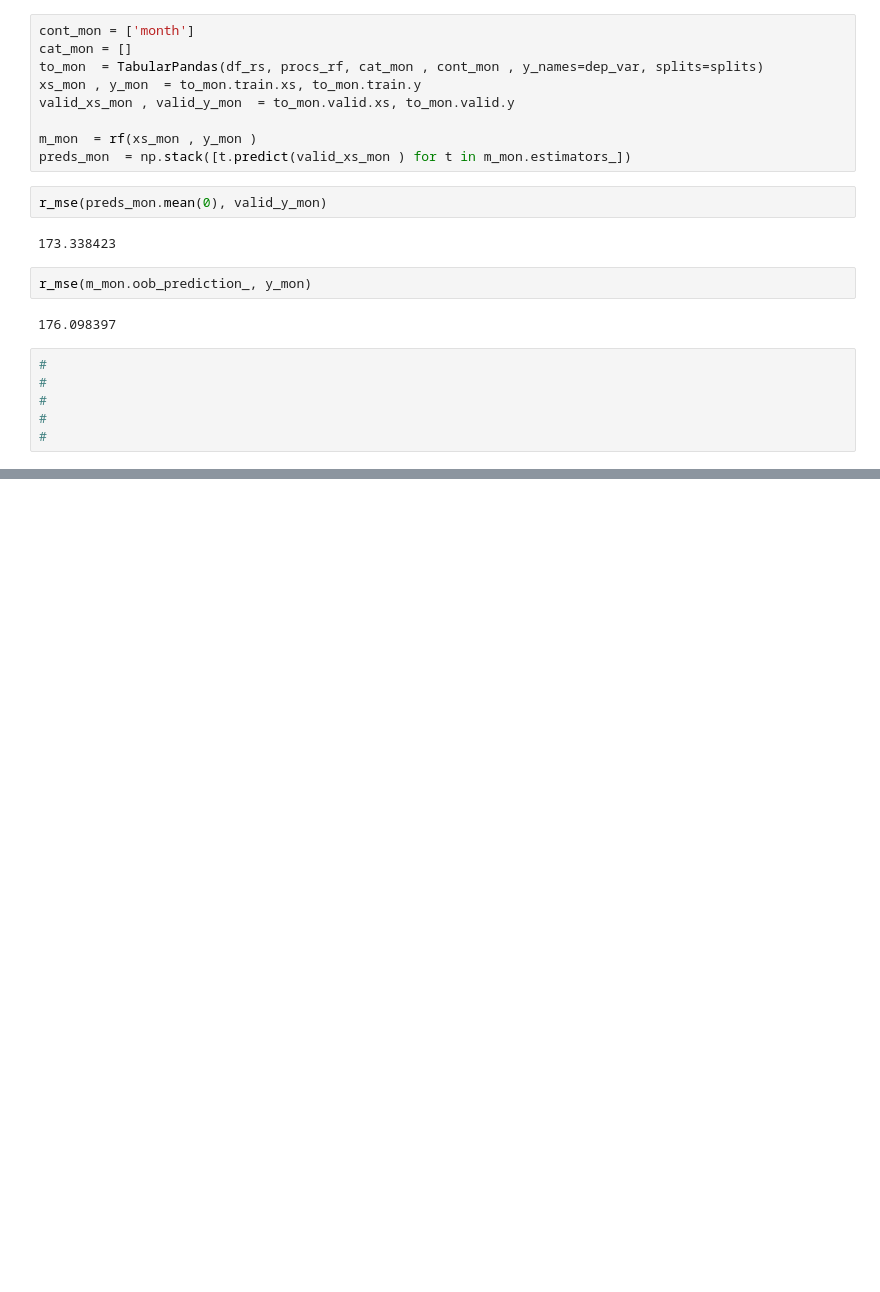
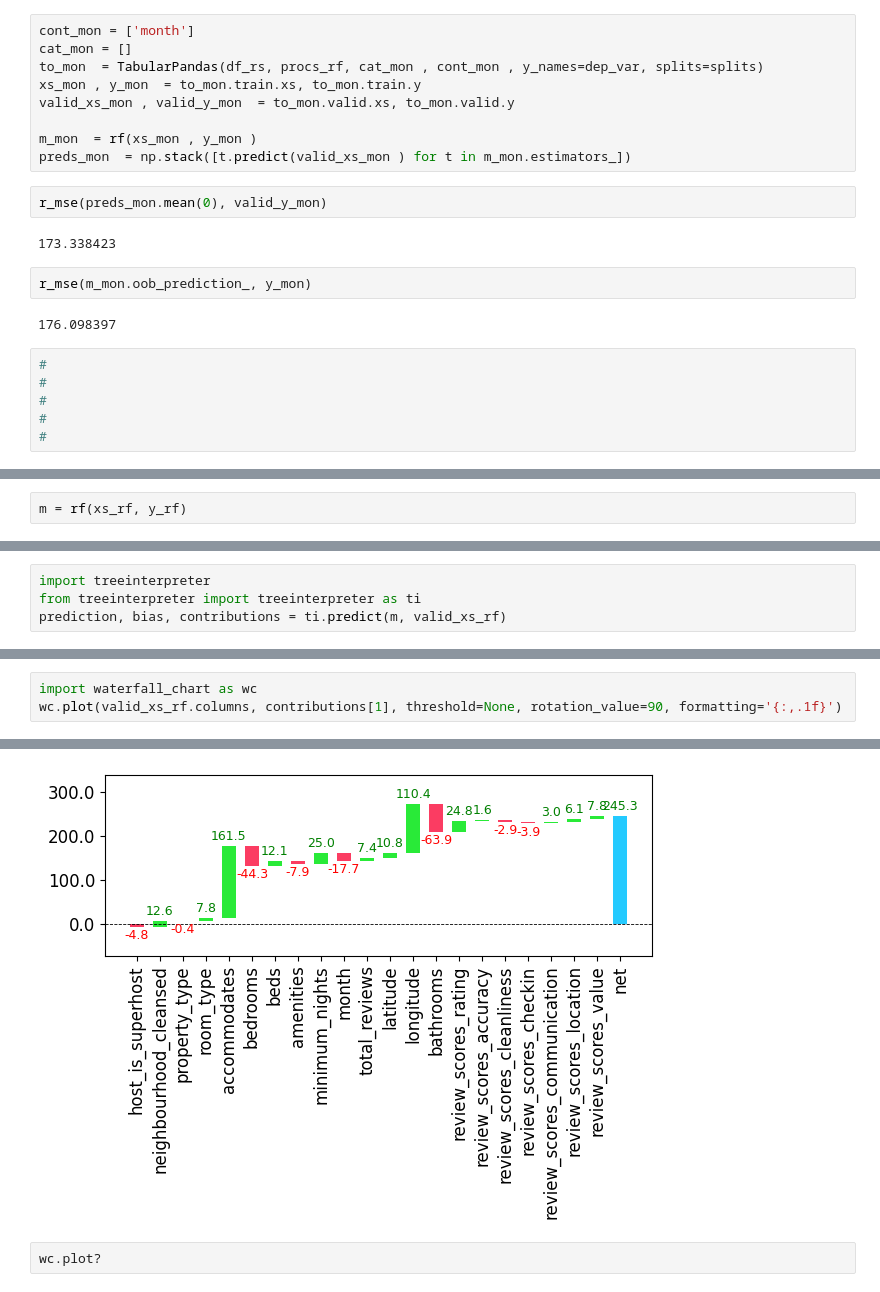
Before and after one commit to arvindsuresh-math/AirBnB-Price-Recommender, a Jupyter notebook: Naive_Random_Forests_for_NEW_AirBNB_NYC.ipynb, the cells around one changed output, grey strips where cells are left out. Cells and saved outputs as stored; diff of their text form; blank space fills up the shorter version.

```diff
--- a/Naive_Random_Forests_for_NEW_AirBNB_NYC.ipynb
+++ b/Naive_Random_Forests_for_NEW_AirBNB_NYC.ipynb
@@ -204,0 +273,2 @@ r_mse(m_mon.oob_prediction_, y_mon)
+# %%
+m = rf(xs_rf, y_rf)
@@ -204,0 +280,4 @@ r_mse(m_mon.oob_prediction_, y_mon)
+# %%
+import treeinterpreter
+from treeinterpreter import treeinterpreter as ti
+prediction, bias, contributions = ti.predict(m, valid_xs_rf)
@@ -204,0 +301,4 @@ r_mse(m_mon.oob_prediction_, y_mon)
+# %%
+import waterfall_chart as wc
+wc.plot(valid_xs_rf.columns, contributions[1], threshold=None, rotation_value=90, formatting='{:,.1f}')
+# %% [output]
@@ -204,0 +306,3 @@ r_mse(m_mon.oob_prediction_, y_mon)
+[figure, added]
+# %%
+wc.plot?
```
Also changed, not shown: parts of 12 cells of this notebook.
